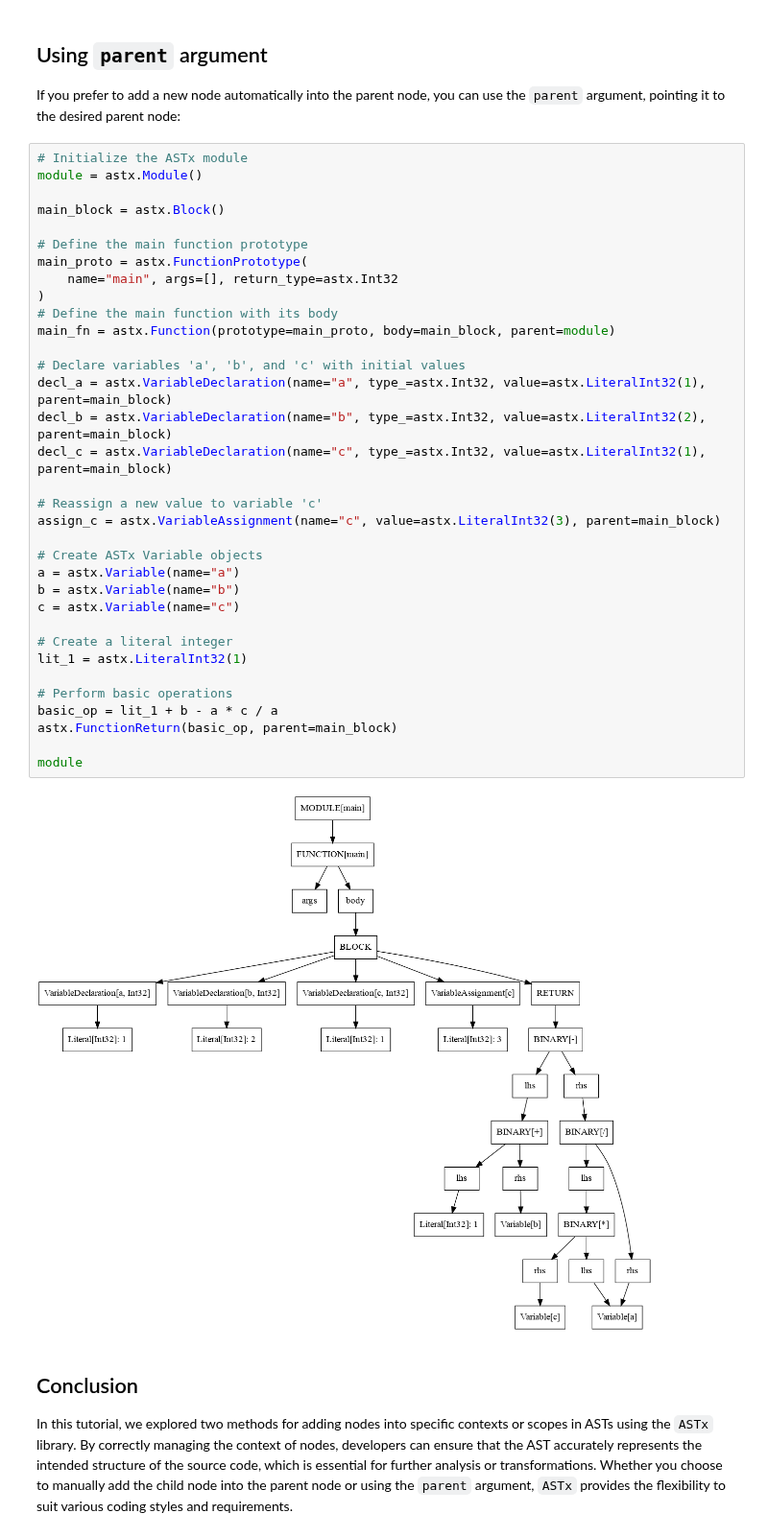
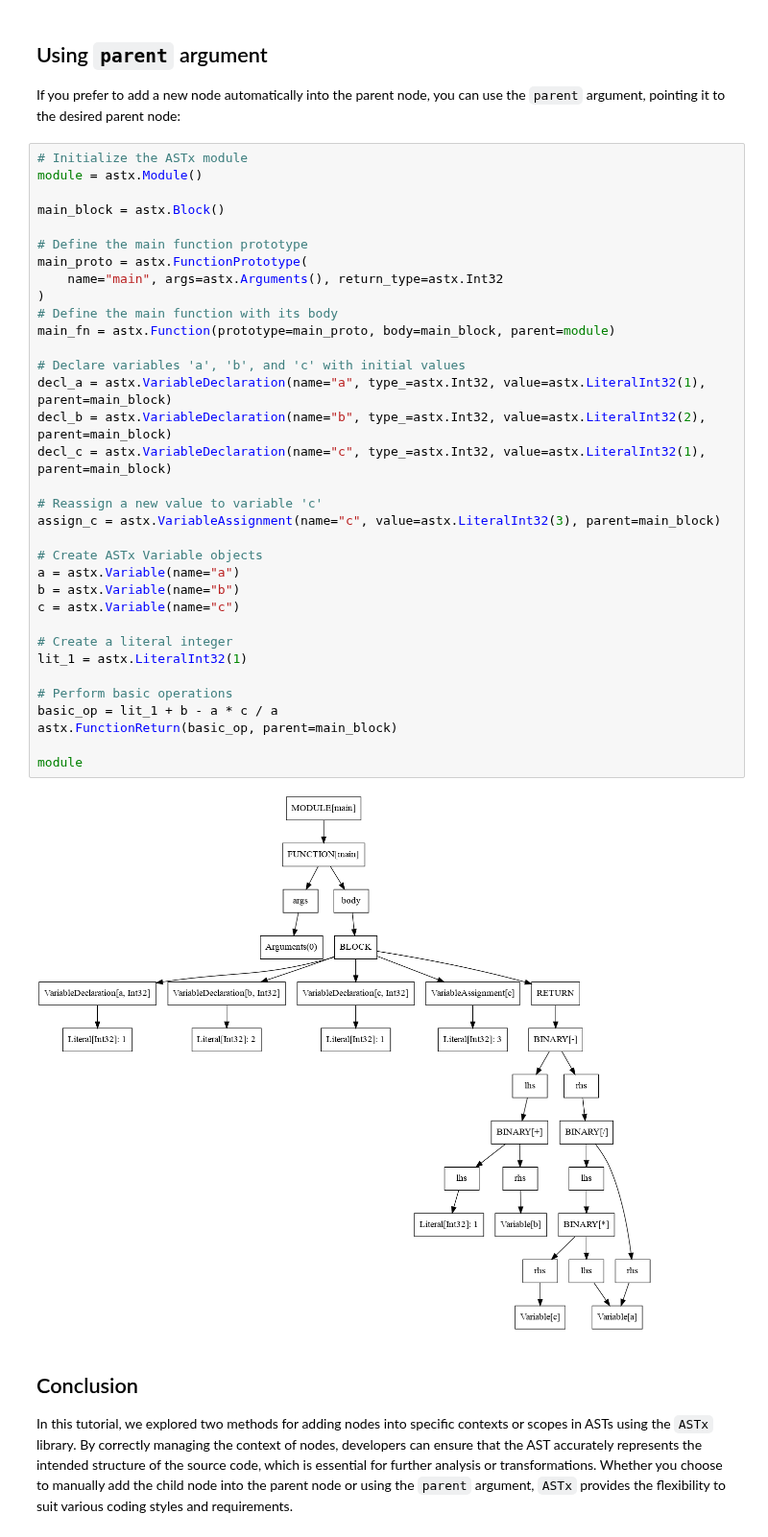
Before and after one commit to arxlang/astx, a Jupyter notebook: docs/tutorials/context.ipynb, the cells around one changed output. Shown at 96% size. Cells and saved outputs as stored; diff of their text form.

```diff
--- a/docs/tutorials/context.ipynb
+++ b/docs/tutorials/context.ipynb
@@ -73,35 +73,35 @@ module = astx.Module()
 main_block = astx.Block()
 
 # Define the main function prototype
 main_proto = astx.FunctionPrototype(
-    name="main", args=[], return_type=astx.Int32
+    name="main", args=astx.Arguments(), return_type=astx.Int32
 )
 # Define the main function with its body
 main_fn = astx.Function(prototype=main_proto, body=main_block, parent=module)
 
 # Declare variables 'a', 'b', and 'c' with initial values
 decl_a = astx.VariableDeclaration(name="a", type_=astx.Int32, value=astx.LiteralInt32(1), parent=main_block)
 decl_b = astx.VariableDeclaration(name="b", type_=astx.Int32, value=astx.LiteralInt32(2), parent=main_block)
 decl_c = astx.VariableDeclaration(name="c", type_=astx.Int32, value=astx.LiteralInt32(1), parent=main_block)
 
 # Reassign a new value to variable 'c'
 assign_c = astx.VariableAssignment(name="c", value=astx.LiteralInt32(3), parent=main_block)
 
 # Create ASTx Variable objects
 a = astx.Variable(name="a")
 b = astx.Variable(name="b")
 c = astx.Variable(name="c")
 
 # Create a literal integer
 lit_1 = astx.LiteralInt32(1)
 
 # Perform basic operations
 basic_op = lit_1 + b - a * c / a
 astx.FunctionReturn(basic_op, parent=main_block)
 
 module
 # %% [output]
-[figure, old version]
+[figure, new version]
 # %% [markdown]
 ## Conclusion
 
```
Also changed, not shown: parts of 1 cell of this notebook, 12 other files.
